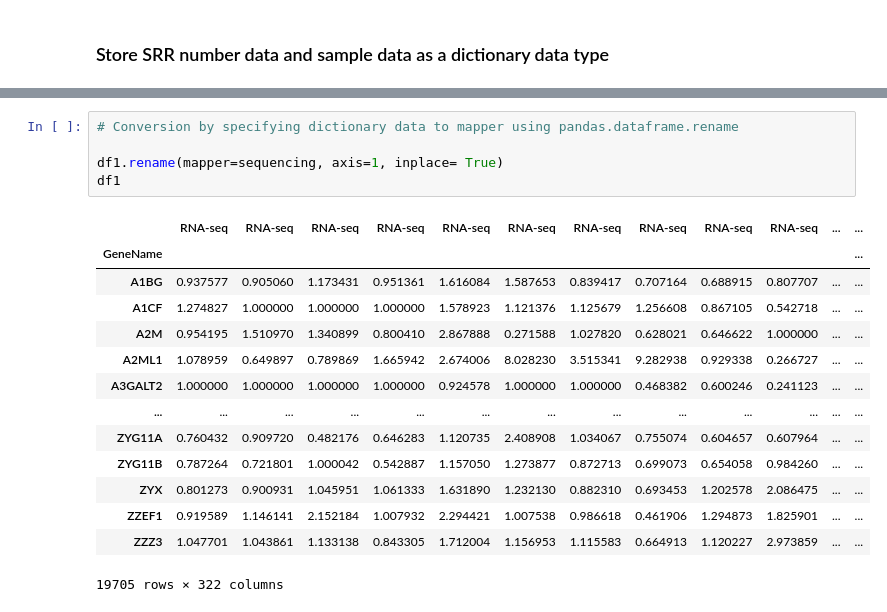
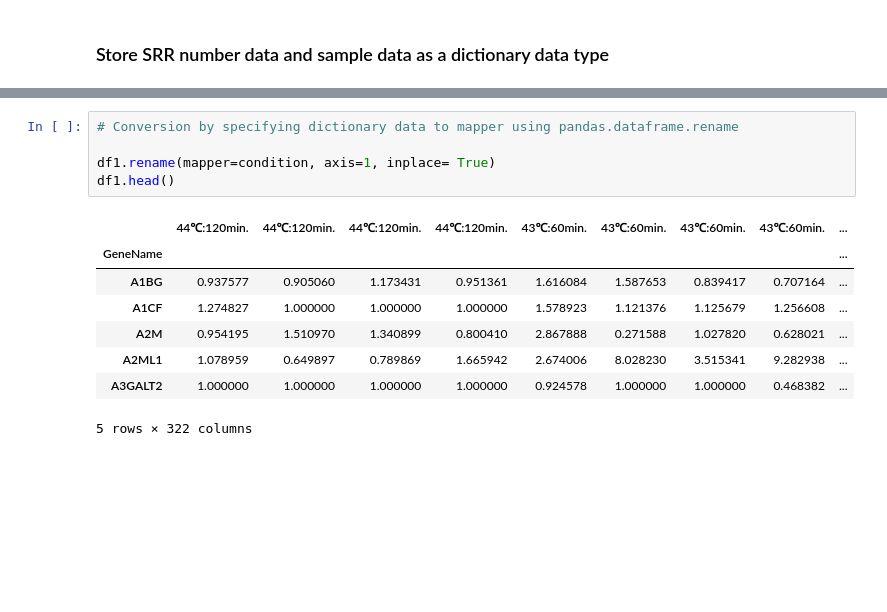
Before and after one commit to yonesora56/HS_code, a Jupyter notebook: 3_stacked_bar_graph/C_condition/HNscore_HN5_condition_type_human.ipynb, the cells around one changed output, grey strips where cells are left out. Cells and saved outputs as stored; diff of their text form; blank space fills up the shorter version.

```diff
--- a/3_stacked_bar_graph/C_condition/HNscore_HN5_condition_type_human.ipynb
+++ b/3_stacked_bar_graph/C_condition/HNscore_HN5_condition_type_human.ipynb
@@ -52,20 +51,14 @@ sequencing = {'SRR8392699': 'RNA-seq', 'SRR8392700': 'RNA-seq', 'SRR8392703': 'R
 # %%
 # Conversion by specifying dictionary data to mapper using pandas.dataframe.rename
 
-df1.rename(mapper=sequencing, axis=1, inplace= True)
-df1
+df1.rename(mapper=condition, axis=1, inplace= True)
+df1.head()
 # %% [output]
-|  | RNA-seq | RNA-seq | RNA-seq | RNA-seq | RNA-seq | RNA-seq | RNA-seq | RNA-seq | RNA-seq | RNA-seq | ... | ... |
-| GeneName |  |  |  |  |  |  |  |  |  |  |  | ... |
-| A1BG | 0.937577 | 0.905060 | 1.173431 | 0.951361 | 1.616084 | 1.587653 | 0.839417 | 0.707164 | 0.688915 | 0.807707 | ... | ... |
-| A1CF | 1.274827 | 1.000000 | 1.000000 | 1.000000 | 1.578923 | 1.121376 | 1.125679 | 1.256608 | 0.867105 | 0.542718 | ... | ... |
-| A2M | 0.954195 | 1.510970 | 1.340899 | 0.800410 | 2.867888 | 0.271588 | 1.027820 | 0.628021 | 0.646622 | 1.000000 | ... | ... |
-| A2ML1 | 1.078959 | 0.649897 | 0.789869 | 1.665942 | 2.674006 | 8.028230 | 3.515341 | 9.282938 | 0.929338 | 0.266727 | ... | ... |
-| A3GALT2 | 1.000000 | 1.000000 | 1.000000 | 1.000000 | 0.924578 | 1.000000 | 1.000000 | 0.468382 | 0.600246 | 0.241123 | ... | ... |
-| ... | ... | ... | ... | ... | ... | ... | ... | ... | ... | ... | ... | ... |
-| ZYG11A | 0.760432 | 0.909720 | 0.482176 | 0.646283 | 1.120735 | 2.408908 | 1.034067 | 0.755074 | 0.604657 | 0.607964 | ... | ... |
-| ZYG11B | 0.787264 | 0.721801 | 1.000042 | 0.542887 | 1.157050 | 1.273877 | 0.872713 | 0.699073 | 0.654058 | 0.984260 | ... | ... |
-| ZYX | 0.801273 | 0.900931 | 1.045951 | 1.061333 | 1.631890 | 1.232130 | 0.882310 | 0.693453 | 1.202578 | 2.086475 | ... | ... |
-| ZZEF1 | 0.919589 | 1.146141 | 2.152184 | 1.007932 | 2.294421 | 1.007538 | 0.986618 | 0.461906 | 1.294873 | 1.825901 | ... | ... |
-| ZZZ3 | 1.047701 | 1.043861 | 1.133138 | 0.843305 | 1.712004 | 1.156953 | 1.115583 | 0.664913 | 1.120227 | 2.973859 | ... | ... |
+|  | 44℃:120min. | 44℃:120min. | 44℃:120min. | 44℃:120min. | 43℃:60min. | 43℃:60min. | 43℃:60min. | 43℃:60min. | ... |
+| GeneName |  |  |  |  |  |  |  |  | ... |
+| A1BG | 0.937577 | 0.905060 | 1.173431 | 0.951361 | 1.616084 | 1.587653 | 0.839417 | 0.707164 | ... |
+| A1CF | 1.274827 | 1.000000 | 1.000000 | 1.000000 | 1.578923 | 1.121376 | 1.125679 | 1.256608 | ... |
+| A2M | 0.954195 | 1.510970 | 1.340899 | 0.800410 | 2.867888 | 0.271588 | 1.027820 | 0.628021 | ... |
+| A2ML1 | 1.078959 | 0.649897 | 0.789869 | 1.665942 | 2.674006 | 8.028230 | 3.515341 | 9.282938 | ... |
+| A3GALT2 | 1.000000 | 1.000000 | 1.000000 | 1.000000 | 0.924578 | 1.000000 | 1.000000 | 0.468382 | ... |
-19705 rows × 322 columns
+5 rows × 322 columns
```
Also changed, not shown: parts of 9 cells of this notebook, 1 other file.
